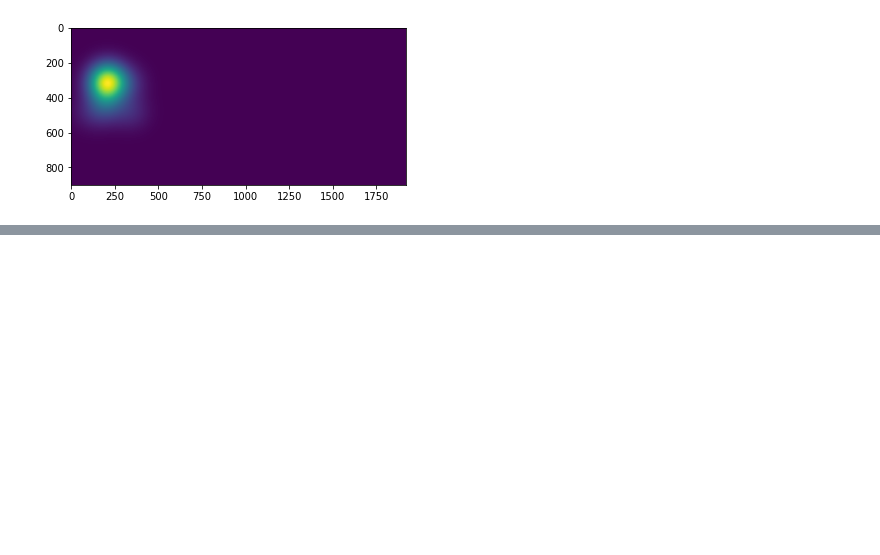
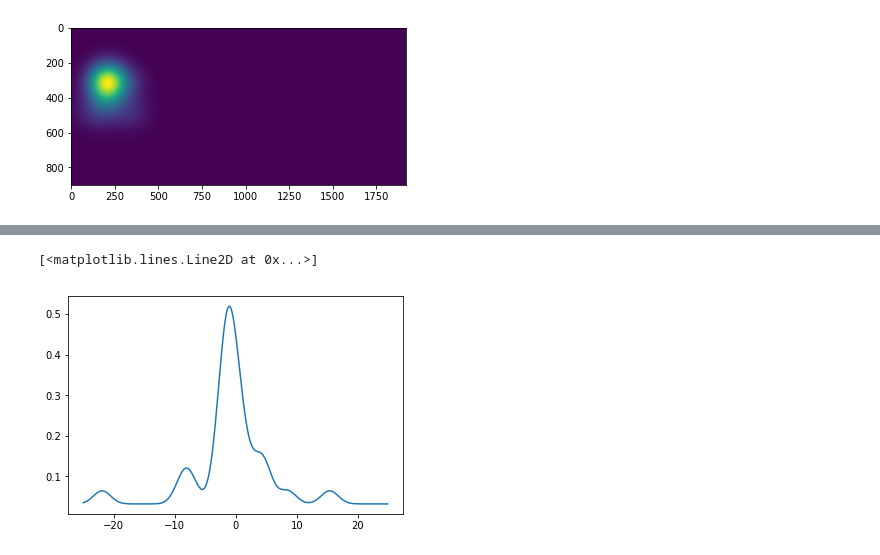
Before and after one commit to lucasRemera/Scrap, a Jupyter notebook: winescrap.ipynb, the cells around one changed output, grey strips where cells are left out. Saved outputs shown, nothing was run; the diff lists cells and outputs as text; code cells hidden in the pictures; blank space fills up the shorter version.

Commit message:
add test samples / remove useless outputs

```diff
--- a/winescrap.ipynb
+++ b/winescrap.ipynb
@@ -841,3 +839,22 @@ plt.imshow(trainCopy["XY_train"])
 # %% [output]
 <matplotlib.image.AxesImage at 0x...>
 [figure]
+# %%
+D_TEST={}
+D_TEST[0]={"URL":"https://www.cellartracker.com/wine.asp?iWine=931851"}
+D_TEST[1]={"URL":"https://www.cellartracker.com/wine.asp?iWine=2117535"}
+D_TEST[2]={"URL":"https://www.cellartracker.com/wine.asp?iWine=2976407"}
+D_TEST[3]={"URL":"https://www.cellartracker.com/wine.asp?iWine=2589754"}
+D_TEST[4]={"URL":"https://www.cellartracker.com/wine.asp?iWine=927164"}
+D_TEST[5]={"URL":"https://www.cellartracker.com/wine.asp?iWine=2398301"}
+D_TEST[6]={"URL":"https://www.cellartracker.com/wine.asp?iWine=875337"}
+D_TEST[7]={"URL":"https://www.cellartracker.com/wine.asp?iWine=749548"}
+D_TEST[8]={"URL":"https://www.cellartracker.com/wine.asp?iWine=901270"}
+D_TEST[9]={"URL":"https://www.cellartracker.com/wine.asp?iWine=2046867"}
+# %%
+df2=pd.DataFrame(D_TEST).T
+trainCopy=train_results.copy()
+n_reinforce=21
+for idx, row in df2.iterrows():
+    trainCopy=selectImageReinforced(row['URL'],trainCopy,n_reinforce)
+    n_reinforce=n_reinforce+1
@@ -843,0 +872,5 @@ plt.imshow(trainCopy["XY_train"])
+# %%
+plt.plot(trainCopy["x_beta_train"],trainCopy["y_beta_train"])
+# %% [output]
+[<matplotlib.lines.Line2D at 0x...>]
+[figure, added]
```
Also changed, not shown: parts of 5 cells of this notebook.
